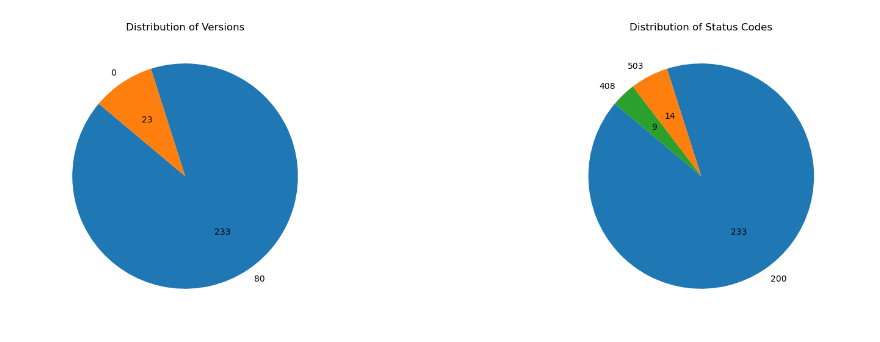
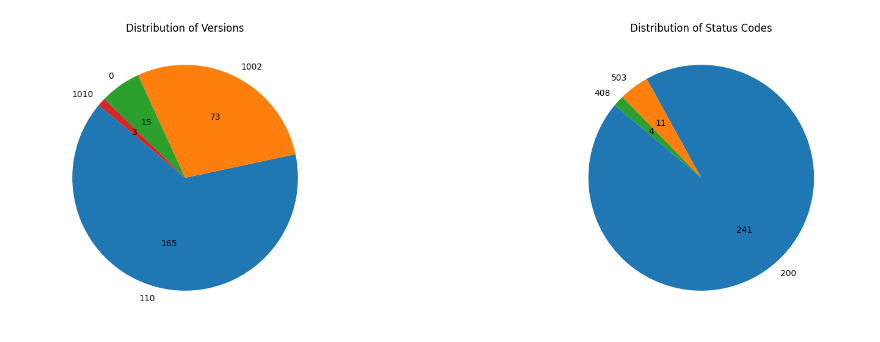
Before and after one commit to masa-finance/masa-bittensor, a Jupyter notebook: notebooks/mainnet/axons.ipynb, the cells around one changed output. Saved outputs shown, nothing was run; the diff lists cells and outputs as text; code cells hidden in the pictures.

```diff
--- a/notebooks/mainnet/axons.ipynb
+++ b/notebooks/mainnet/axons.ipynb
@@ -3,38 +3,38 @@ import pandas as pd
 import matplotlib.pyplot as plt
 import requests
 
-response = requests.post("http://149.36.1.121:8000/ping")
+response = requests.post("http://23.22.224.142:8000/ping")
 axons = response.json()
 
 # Create a DataFrame from the axons data
 axons_df = []
 for i, data in enumerate(axons):
     axons_df.append({
         "status_code": dict(data).get("status_code"),
         "uid": str(dict(data).get("uid")),
         "status_message": dict(data).get("status_message"),
         "version": dict(data).get("version")
     })
 
 # Convert to DataFrame for easier plotting
 df = pd.DataFrame(axons_df)
 
 # Plot the versions and status codes as pie charts side by side
 fig, axs = plt.subplots(1, 2, figsize=(20, 6))
 
 # Plot the versions as a pie chart
 version_counts = df['version'].value_counts()
 axs[0].pie(version_counts, labels=version_counts.index, autopct=lambda p: f'{int(p * sum(version_counts) / 100)}', startangle=140)
 axs[0].set_title('Distribution of Versions')
 
 # Plot the status codes as a pie chart
 status_counts = df['status_code'].value_counts()
 axs[1].pie(status_counts, labels=status_counts.index, autopct=lambda p: f'{int(p * sum(status_counts) / 100)}', startangle=140)
 axs[1].set_title('Distribution of Status Codes')
 
 plt.show()
 # %% [output]
-[figure, old version]
+[figure, new version]
 # %% [markdown]
 <a style='text-decoration:none;line-height:16px;display:flex;color:#5B5B62;padding:10px;justify-content:end;' href='https://deepnote.com?utm_source=created-in-deepnote-cell&projectId=f017507a-86ad-40cb-8efa-5587c78ee158' target="_blank">
 <img alt='Created in deepnote.com' style='display:inline;max-height:16px;margin:0px;margin-right:7.5px;' src='embedded-picture-1' > </img>
```
Also changed, not shown: 3 other files.
